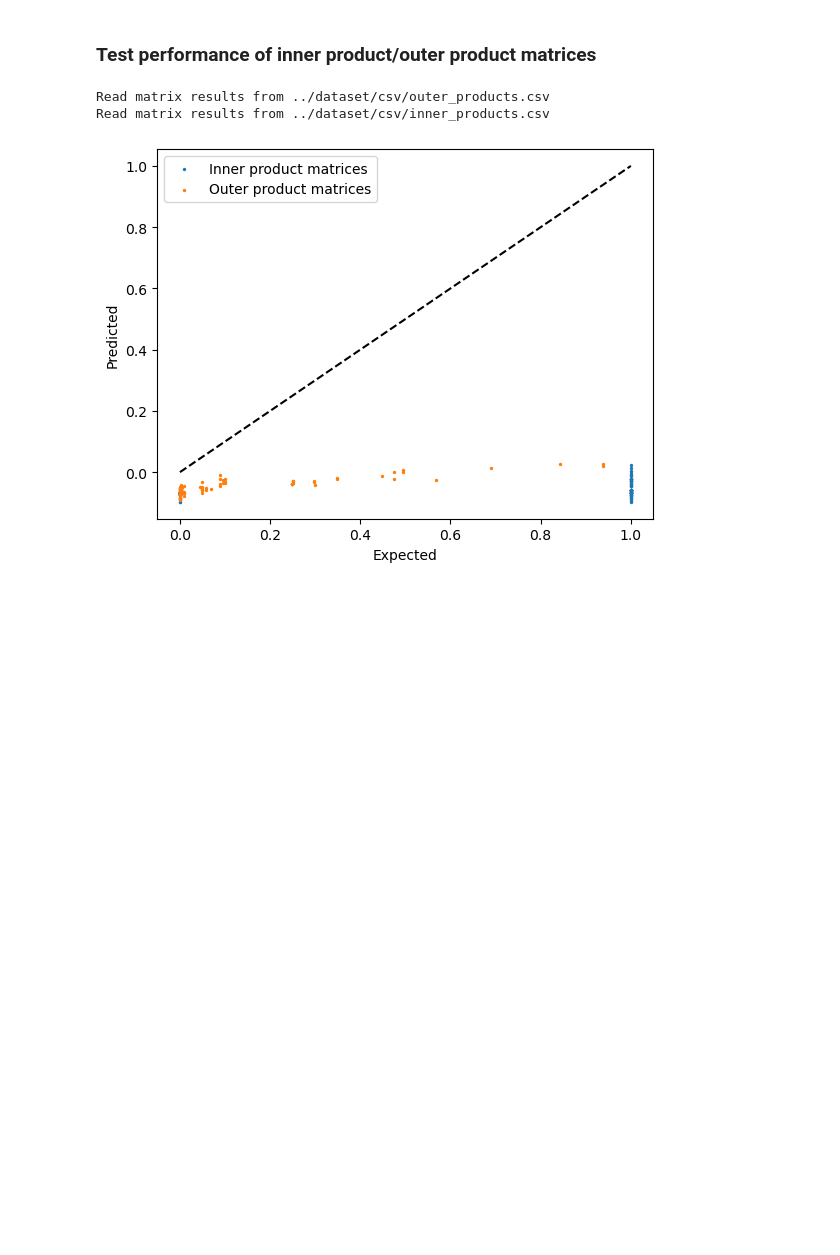
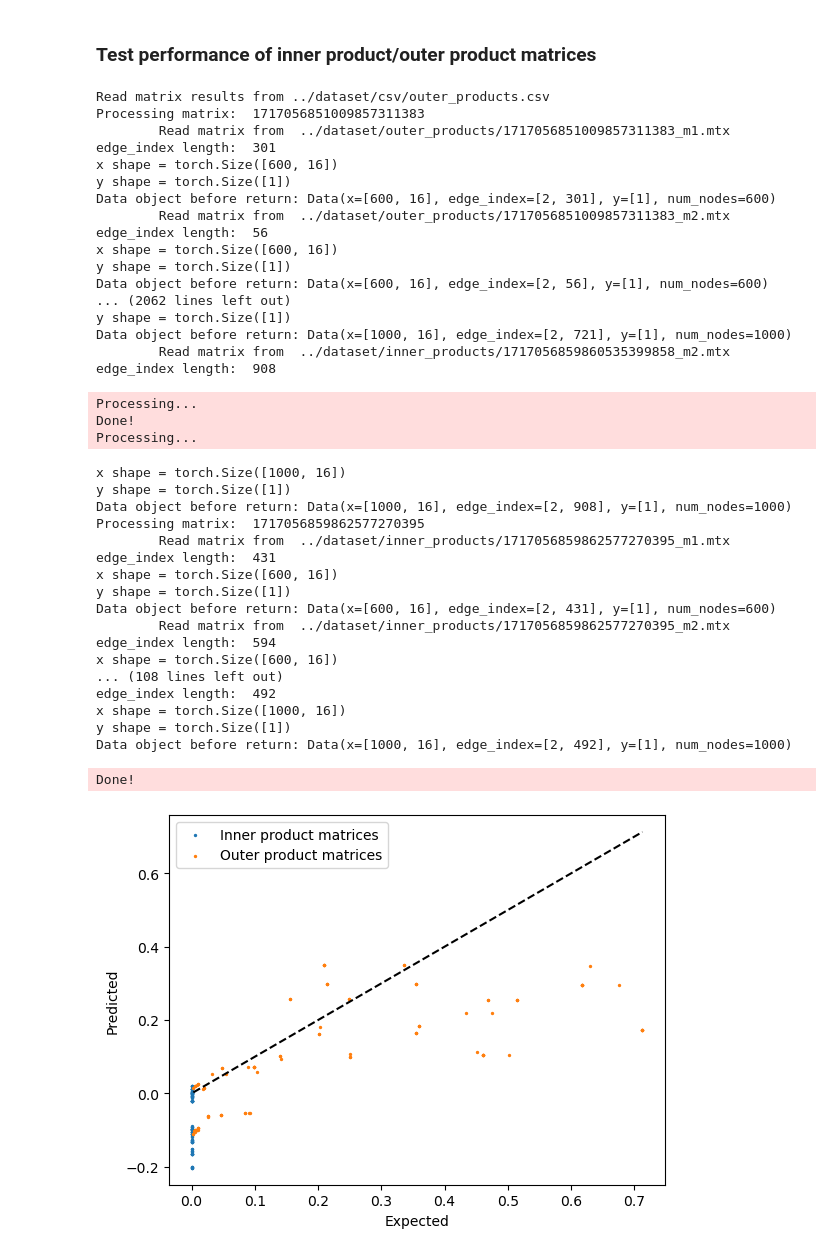
Before and after one commit to CharliePu/SparseMatrixDensity, a Jupyter notebook: GCNModel/evaluate.ipynb, the cells around one changed output. Saved outputs shown, nothing was run; the diff lists cells and outputs as text; code cells hidden in the pictures; blank space fills up the shorter version.

```diff
--- a/GCNModel/evaluate.ipynb
+++ b/GCNModel/evaluate.ipynb
@@ -16,5 +22,5 @@ from dataset import SparseMatrixDataset
 # %%
-dataset_name = "matrices_more_distributions"
+dataset_name = "merged_dataset"
 # %%
 class GCN_NET(nn.Module):
     def __init__(self, features, classes):
@@ -100,6 +106,6 @@ Read matrix results from ../dataset/csv/matrices_more_distributions.csv
 Dataset info: Features=16, Classes=1
 # %%
-model.load_state_dict(torch.load("../models/matrices_more_distributions/2024-05-09_23-37-27_best_model.pth"))
+model.load_state_dict(torch.load("../models/merged_dataset/2024-05-30_15-16-28_best_model.pth"))
 # %% [output]
 <All keys matched successfully>
 # %%
@@ -150,24 +156,60 @@ plt.show()
 # %%
 # Load the new datasets
 outer_dataset = SparseMatrixDataset(root="../dataset", name='outer_products')
 inner_dataset = SparseMatrixDataset(root="../dataset", name='inner_products')
 
 outer_loader = DataLoader(outer_dataset, batch_size=1, shuffle=True)
 outer_expected, outer_predicted = count(model, outer_loader)
 
 inner_loader = DataLoader(inner_dataset, batch_size=1, shuffle=True)
 inner_expected, inner_predicted = count(model, inner_loader)
 
 # Plot scatter plot
 plt.figure()
 plt.scatter(inner_expected, inner_predicted, label="Inner product matrices", s=2)
 plt.scatter(outer_expected, outer_predicted, label="Outer product matrices", s=2)
-plt.plot([min(inner_expected), max(inner_expected)], [min(inner_expected), max(inner_expected)], 'k--')  # 'k--' denotes a black dashed line
+plt.plot([min(outer_expected), max(outer_expected)], [min(outer_expected), max(outer_expected)], 'k--')  # 'k--' denotes a black dashed line
 plt.xlabel("Expected")
 plt.ylabel("Predicted")
 plt.legend()
 plt.show()
 # %% [output]
 Read matrix results from ../dataset/csv/outer_products.csv
-Read matrix results from ../dataset/csv/inner_products.csv
+Processing matrix:  1717056851009857311383
+        Read matrix from  ../dataset/outer_products/1717056851009857311383_m1.mtx
+edge_index length:  301
+x shape = torch.Size([600, 16])
+y shape = torch.Size([1])
+Data object before return: Data(x=[600, 16], edge_index=[2, 301], y=[1], num_nodes=600)
+        Read matrix from  ../dataset/outer_products/1717056851009857311383_m2.mtx
+edge_index length:  56
+x shape = torch.Size([600, 16])
+y shape = torch.Size([1])
+Data object before return: Data(x=[600, 16], edge_index=[2, 56], y=[1], num_nodes=600)
+... (2062 lines left out)
+y shape = torch.Size([1])
+Data object before return: Data(x=[1000, 16], edge_index=[2, 721], y=[1], num_nodes=1000)
+        Read matrix from  ../dataset/inner_products/1717056859860535399858_m2.mtx
+edge_index length:  908
+Processing...
+Done!
+Processing...
+x shape = torch.Size([1000, 16])
+y shape = torch.Size([1])
+Data object before return: Data(x=[1000, 16], edge_index=[2, 908], y=[1], num_nodes=1000)
+Processing matrix:  1717056859862577270395
+        Read matrix from  ../dataset/inner_products/1717056859862577270395_m1.mtx
+edge_index length:  431
+x shape = torch.Size([600, 16])
+y shape = torch.Size([1])
+Data object before return: Data(x=[600, 16], edge_index=[2, 431], y=[1], num_nodes=600)
+        Read matrix from  ../dataset/inner_products/1717056859862577270395_m2.mtx
+edge_index length:  594
+x shape = torch.Size([600, 16])
+... (108 lines left out)
+edge_index length:  492
+x shape = torch.Size([1000, 16])
+y shape = torch.Size([1])
+Data object before return: Data(x=[1000, 16], edge_index=[2, 492], y=[1], num_nodes=1000)
+Done!
-[figure, old version]
+[figure, new version]
```
Also changed, not shown: parts of 4 cells of this notebook, 13 other files.
